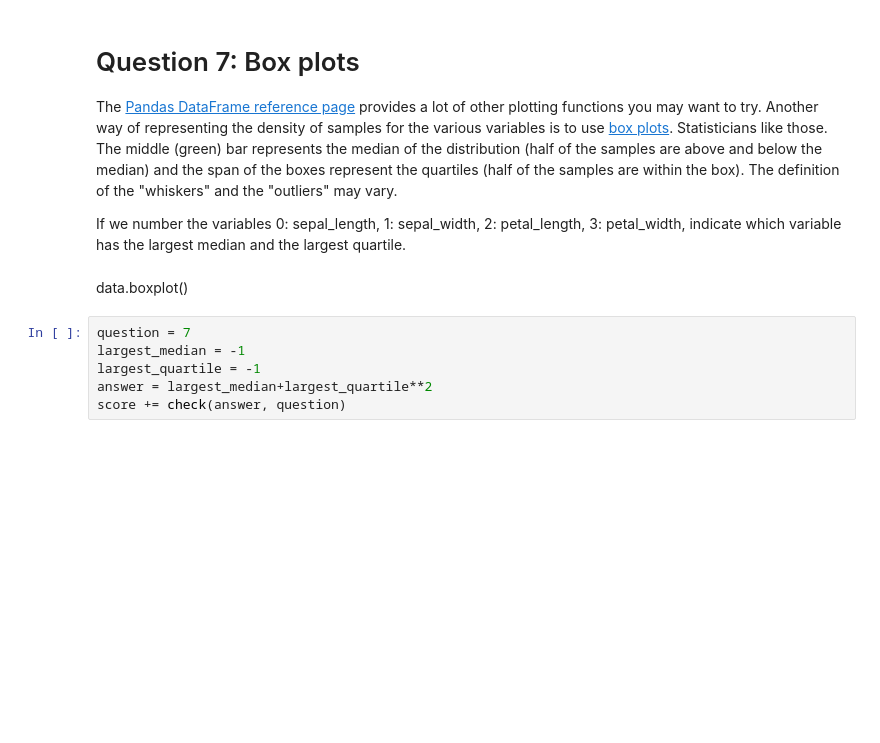
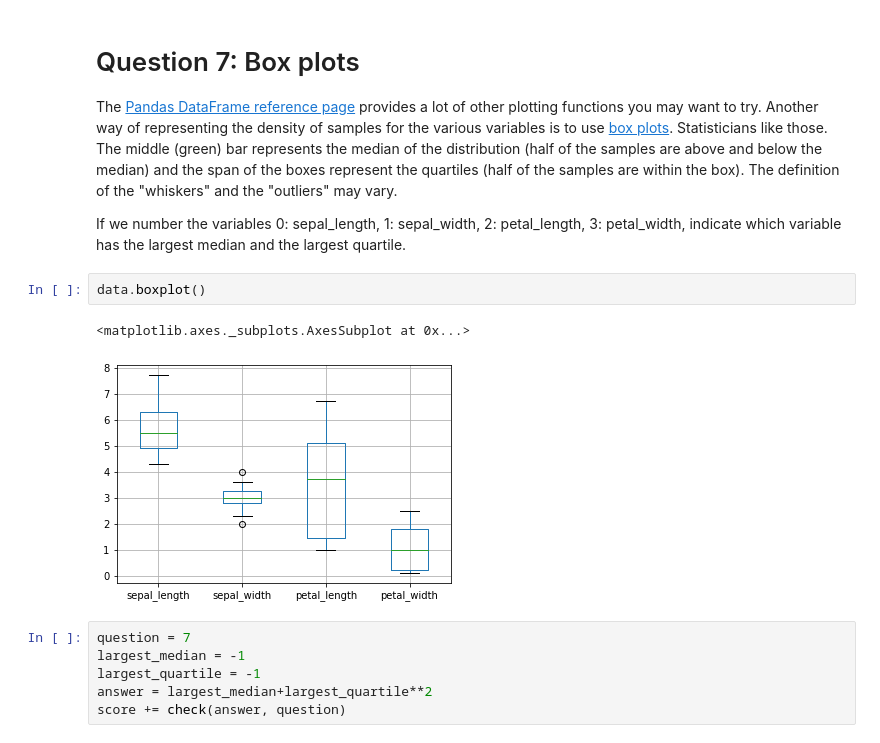
Before and after one commit to zhengying-liu/info232, a Jupyter notebook: TP0/TP0.ipynb, the cells around one changed output. Cells and saved outputs as stored; diff of their text form; blank space fills up the shorter version.

Commit message:
add boxplot

```diff
--- a/TP0/TP0.ipynb
+++ b/TP0/TP0.ipynb
@@ -199,8 +199,11 @@ BOOOOH
 # Question 7: Box plots
 The <a href="https://pandas.pydata.org/pandas-docs/stable/reference/frame.html">Pandas DataFrame reference page</a> provides a lot of other plotting functions you may want to try. Another way of representing the density of samples for the various variables is to use <a href="https://en.wikipedia.org/wiki/Box_plot">box plots</a>. Statisticians like those. The middle (green) bar represents the median of the distribution (half of the samples are above and below the median) and the span of the boxes represent the quartiles (half of the samples are within the box). The definition of the "whiskers" and the "outliers" may vary.
 <p> If we number the variables 0: sepal_length, 1: sepal_width, 2: petal_length, 3: petal_width, indicate which variable has the largest median and the largest quartile.
-# %% [markdown]
-data.boxplot()
+# %%
+data.boxplot()
+# %% [output]
+<matplotlib.axes._subplots.AxesSubplot at 0x...>
+[figure, added]
 # %%
 question = 7
 largest_median = -1
```
